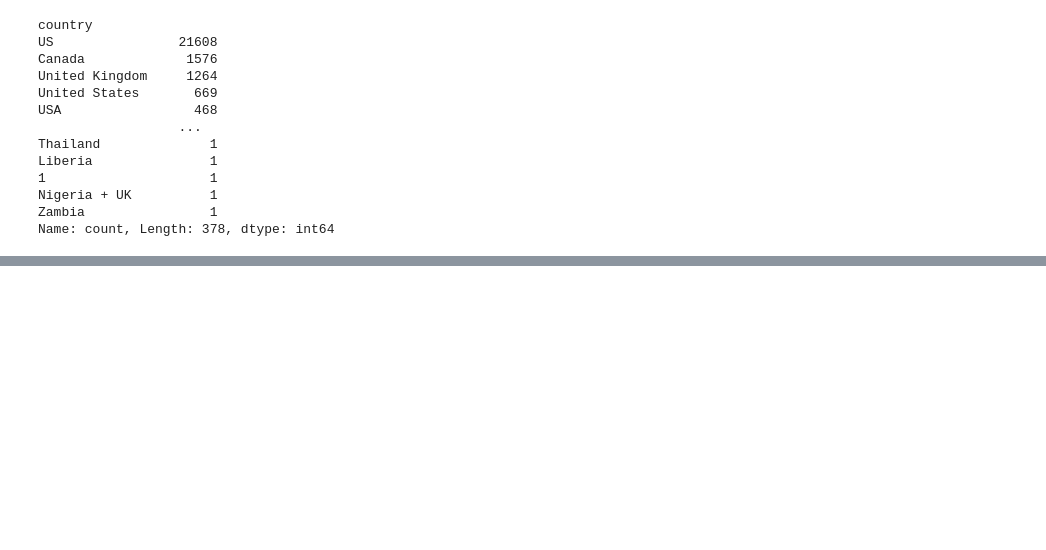
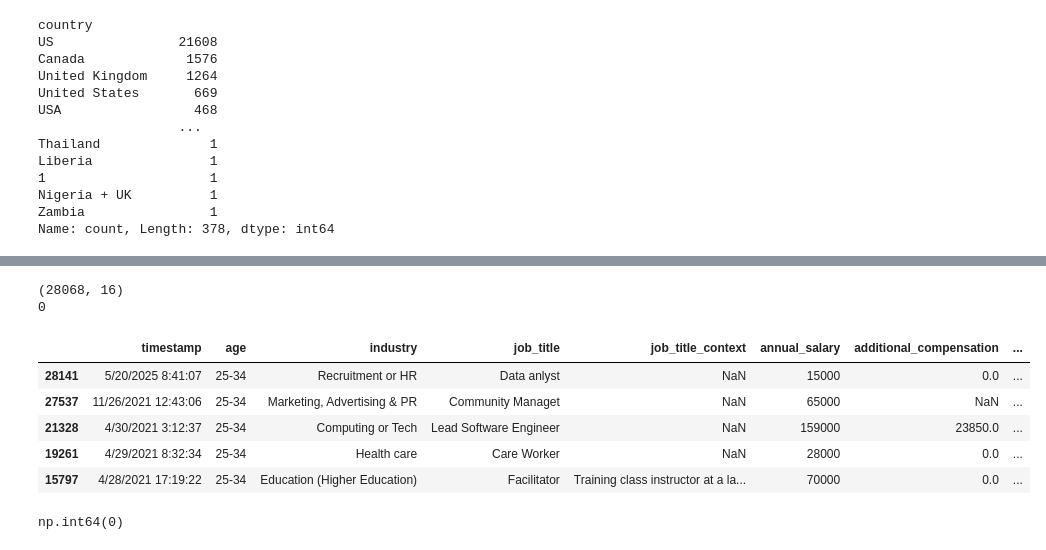
Before and after one commit to Abubakar-idrees-01/Summer_Grow, a Jupyter notebook: Pandas_&_Numpy/pandas_part2.ipynb, the cells around one changed output, grey strips where cells are left out. Drawn from its saved outputs; the diff is of its cells as text; code cells hidden in the pictures; blank space fills up the shorter version.

```diff
--- a/Pandas_&_Numpy/pandas_part2.ipynb
+++ b/Pandas_&_Numpy/pandas_part2.ipynb
@@ -220,0 +251,23 @@ Length: 379, dtype: str
+# %%
+df.drop(columns=['other_currency','income_context'], inplace=True)
+# %%
+df = df.drop_duplicates(subset=df.columns.difference(['timestamp']))
+# %%
+print(df.shape)  # Check new row count
+print(df.duplicated(subset=df.columns.difference(['timestamp'])).sum())  # Should be 0
+# %% [output]
+(28068, 16)
+0
+# %%
+df.sample(5)
+# %% [output]
+|  | timestamp | age | industry | job_title | job_title_context | annual_salary | additional_compensation | ... |
+| 28141 | 5/20/2025 8:41:07 | 25-34 | Recruitment or HR | Data anlyst | NaN | 15000 | 0.0 | ... |
+| 27537 | 11/26/2021 12:43:06 | 25-34 | Marketing, Advertising & PR | Community Managet | NaN | 65000 | NaN | ... |
+| 21328 | 4/30/2021 3:12:37 | 25-34 | Computing or Tech | Lead Software Engineer | NaN | 159000 | 23850.0 | ... |
+| 19261 | 4/29/2021 8:32:34 | 25-34 | Health care | Care Worker | NaN | 28000 | 0.0 | ... |
+| 15797 | 4/28/2021 17:19:22 | 25-34 | Education (Higher Education) | Facilitator | Training class instructor at a la... | 70000 | 0.0 | ... |
+# %%
+df['annual_salary'].isna().sum()
+# %% [output]
+np.int64(0)
```
Also changed, not shown: parts of 34 cells of this notebook, 2 other files.
